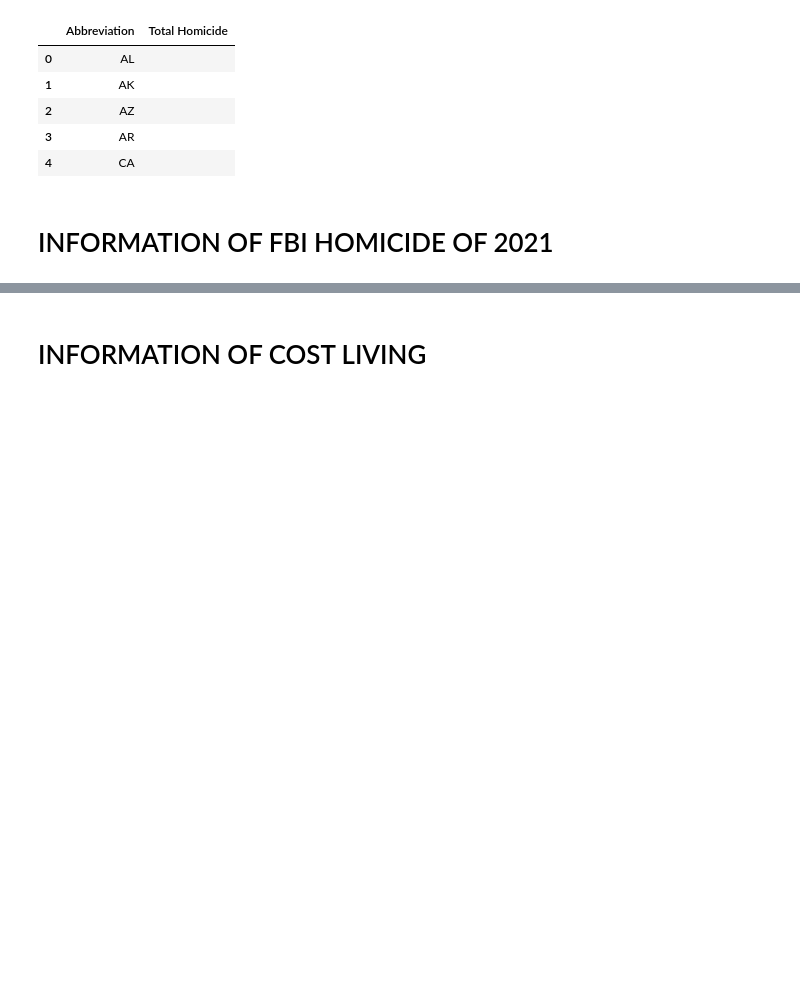
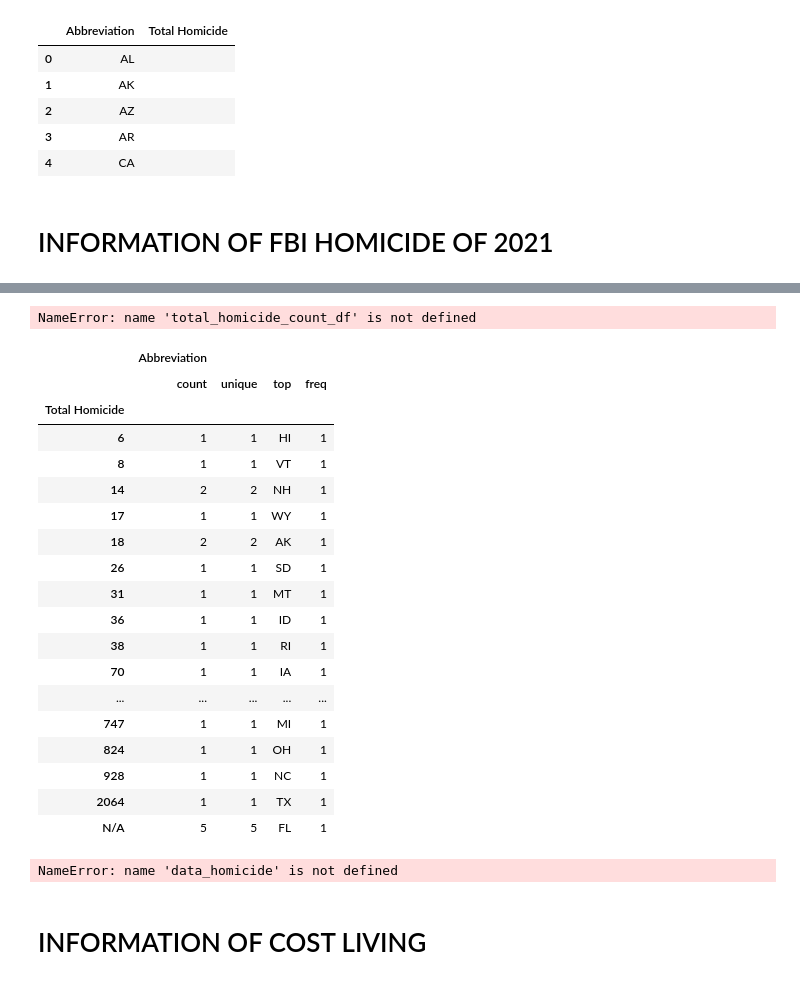
Before and after one commit to hrollin5/project_one, a Jupyter notebook: data_prep.ipynb, the cells around one changed output, grey strips where cells are left out. Drawn from its saved outputs; the diff is of its cells as text; code cells hidden in the pictures; blank space fills up the shorter version.

```diff
--- a/data_prep.ipynb
+++ b/data_prep.ipynb
@@ -50,0 +63,4 @@ data_homicide.head()
+# %%
+# List states from least to greatest total homicide rates for each state
+total_homicide_count_df = data_homicide.groupby("Total Homicide")
+total_homicide_count_df.max()
@@ -51,3 +86,59 @@ data_homicide.head()
+# %%
+# Generate a bar plot showing the total number of rows
+total_homicide = total_homicide_count_df['Total Homicide'].value_counts()
+total_homicide_plot = total_homicide.plot(kind='bar')
+
+total_homicide_plot.set_xlabel('States')
+total_homicide_plot.set_ylabel('Total Homicide')
+total_homicide_plot.set_title('Total Homicide by State')
+
+plt.xticks(rotation=45)
+plt.tight_layout()
+plt.show()
+# %% [output]
+NameError: name 'total_homicide_count_df' is not defined
+# %%
+# want to get the statistical overview?
+total_homicide_count_df.describe()
+# %% [output]
+|  | Abbreviation |  |  |  |
+|  | count | unique | top | freq |
+| Total Homicide |  |  |  |  |
+| 6 | 1 | 1 | HI | 1 |
+| 8 | 1 | 1 | VT | 1 |
+| 14 | 2 | 2 | NH | 1 |
+| 17 | 1 | 1 | WY | 1 |
+| 18 | 2 | 2 | AK | 1 |
+| 26 | 1 | 1 | SD | 1 |
+| 31 | 1 | 1 | MT | 1 |
+| 36 | 1 | 1 | ID | 1 |
+| 38 | 1 | 1 | RI | 1 |
+| 70 | 1 | 1 | IA | 1 |
+| ... | ... | ... | ... | ... |
+| 747 | 1 | 1 | MI | 1 |
+| 824 | 1 | 1 | OH | 1 |
+| 928 | 1 | 1 | NC | 1 |
+| 2064 | 1 | 1 | TX | 1 |
+| N/A | 5 | 5 | FL | 1 |
+# %%
+# Generate a summary statistics table of mean, median, variance, standard deviation, and SEM of the tumor volume for each regimen
+data_homicide = data_homicide.groupby("States")
+tumor_mean = total_homicide_count_df["Total Homicide"].mean()
+tumor_median = total_homicide_count_df["Total Homicide"].median()
+tumor_var = total_homicide_count_df["Total Homicide"].var()
+tumor_stdev = total_homicide_count_df["Total Homicide"].std()
+
+# Use groupby and summary statistical methods to calculate the following properties of each drug regimen:
+# mean, median, variance, standard deviation, and SEM of the tumor volume.
+# Assemble the resulting series into a single summary DataFrame.
+summary_df = pd.DataFrame([tumor_mean,tumor_median,tumor_var,tumor_stdev,tumor_SEM]).T
+summary_df.columns = ["Homicide Mean",
+                      "Homicide Median",
+                      "Homicide Variance",
+                      "Homicide Std. Dev."]
+summary_df
+# %% [output]
+NameError: name 'data_homicide' is not defined
 # %% [markdown]
 # INFORMATION OF COST LIVING
 # %%
```
Also changed, not shown: parts of 3 cells of this notebook, 1 other file.
